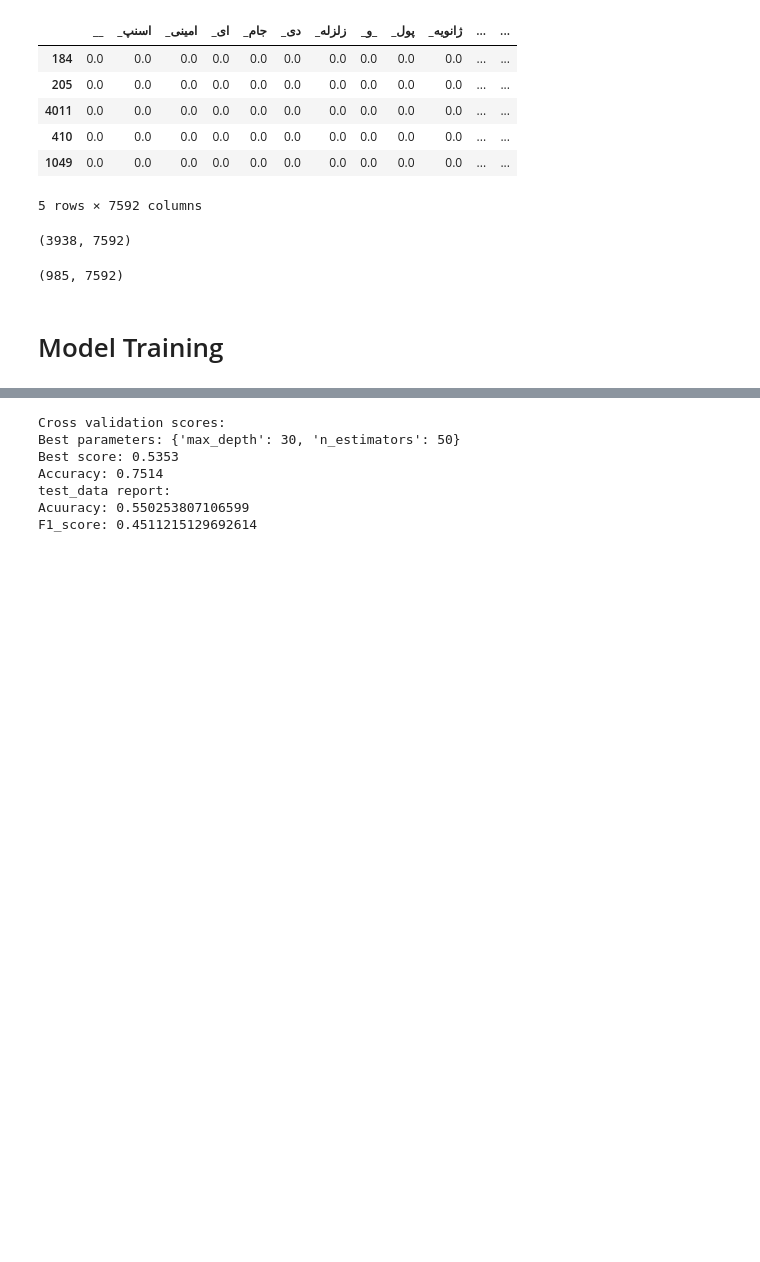
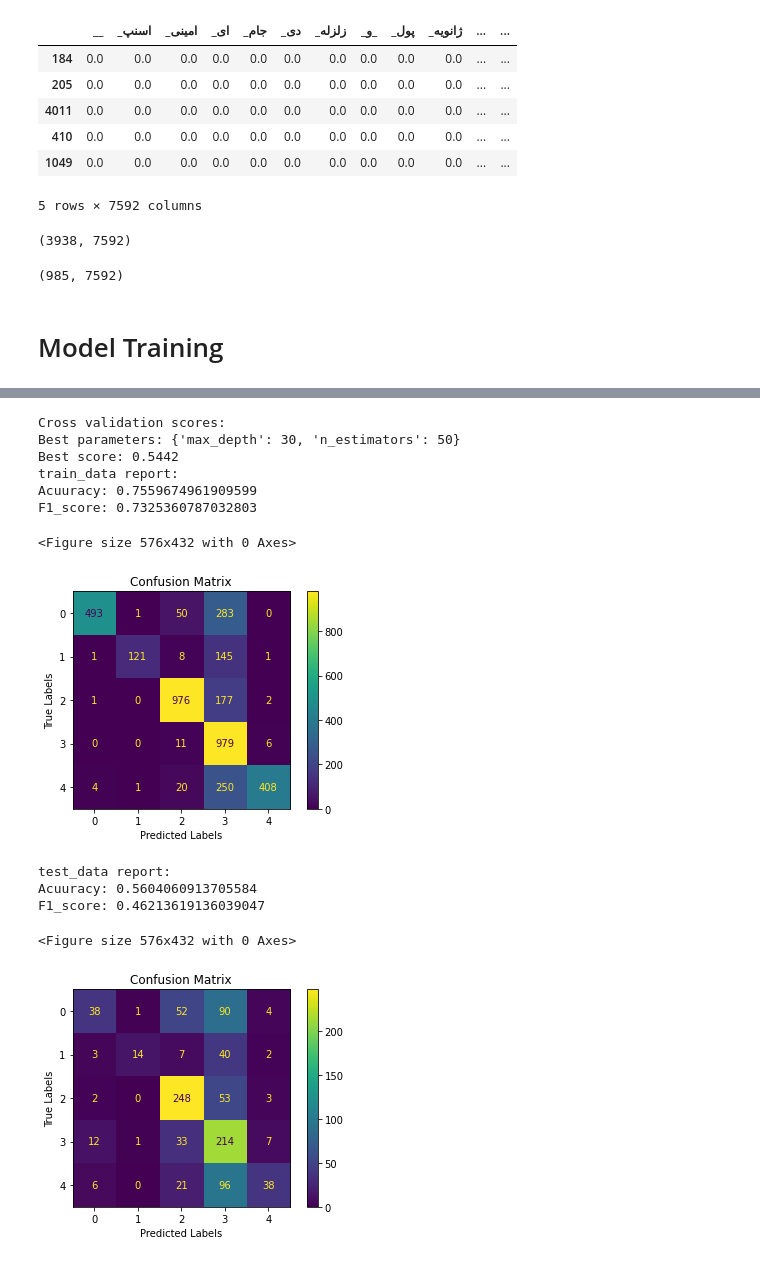
Before and after one commit to alib2014/Persian_sentiment_analysis, a Jupyter notebook: persian_sa.ipynb, the cells around one changed output, grey strips where cells are left out. Saved outputs shown, nothing was run; the diff lists cells and outputs as text; code cells hidden in the pictures; blank space fills up the shorter version.

```diff
--- a/persian_sa.ipynb
+++ b/persian_sa.ipynb
@@ -108,5 +125,9 @@ data['Sentence'] = data['Sentence'].apply(normalizer.normalize)
 # %%
-data['Sentence'] = data['Sentence'].apply(hazm.word_tokenize)
+def word_tokenizer(data):
+    data['Sentence'] = data['Sentence'].apply(hazm.word_tokenize)
+    return data
+
+data = word_tokenizer(data)
 data.head()
 # %% [output]
 |  | Sentence | Emotion |
@@ -250,18 +382,28 @@ F1_score: 0.45420335367070697
 # %%
 from sklearn.ensemble import RandomForestClassifier
+
+# Data splitting
+data2 = data.copy()
+train_data, test_data = splitter(data2)
 
 param_grid=[
     {'max_depth': [10, 20, 30], 'n_estimators': [30, 40, 50]}
 ]
 
 rf_classifier = RandomForestClassifier(random_state=42, criterion='gini')
-model_train_test_evaluating(vectorized_x_train, train_y, vectorized_x_test, test_y, rf_classifier, param_grid, 'Decision Tree')
+pipline(train_data, test_data, rf_classifier, param_grid)
 # %% [output]
 Cross validation scores:
 Best parameters: {'max_depth': 30, 'n_estimators': 50}
-Best score: 0.5353
-Accuracy: 0.7514
-test_data report:
-Acuuracy: 0.550253807106599
-F1_score: 0.4511215129692614
+Best score: 0.5442
+train_data report:
+Acuuracy: 0.7559674961909599
+F1_score: 0.7325360787032803
+<Figure size 576x432 with 0 Axes>
+[figure, added]
+test_data report:
+Acuuracy: 0.5604060913705584
+F1_score: 0.46213619136039047
+<Figure size 576x432 with 0 Axes>
+[figure, added]
 # %%
```
Also changed, not shown: parts of 17 cells of this notebook.
